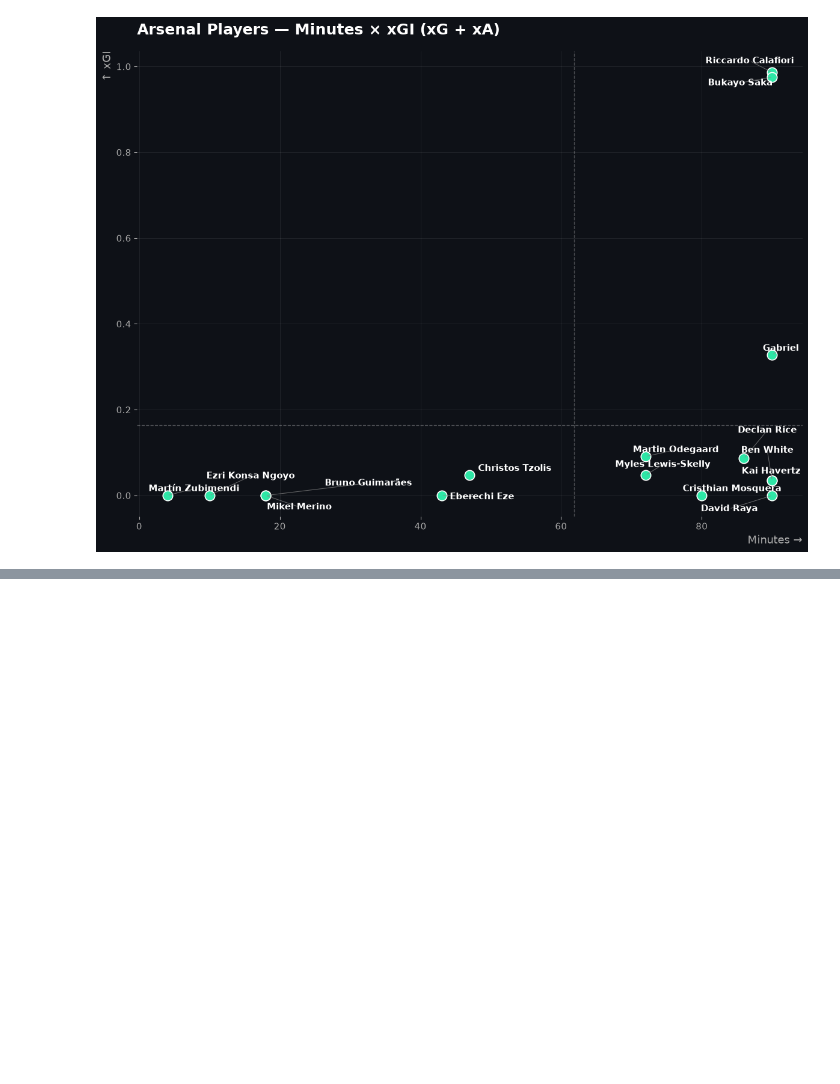
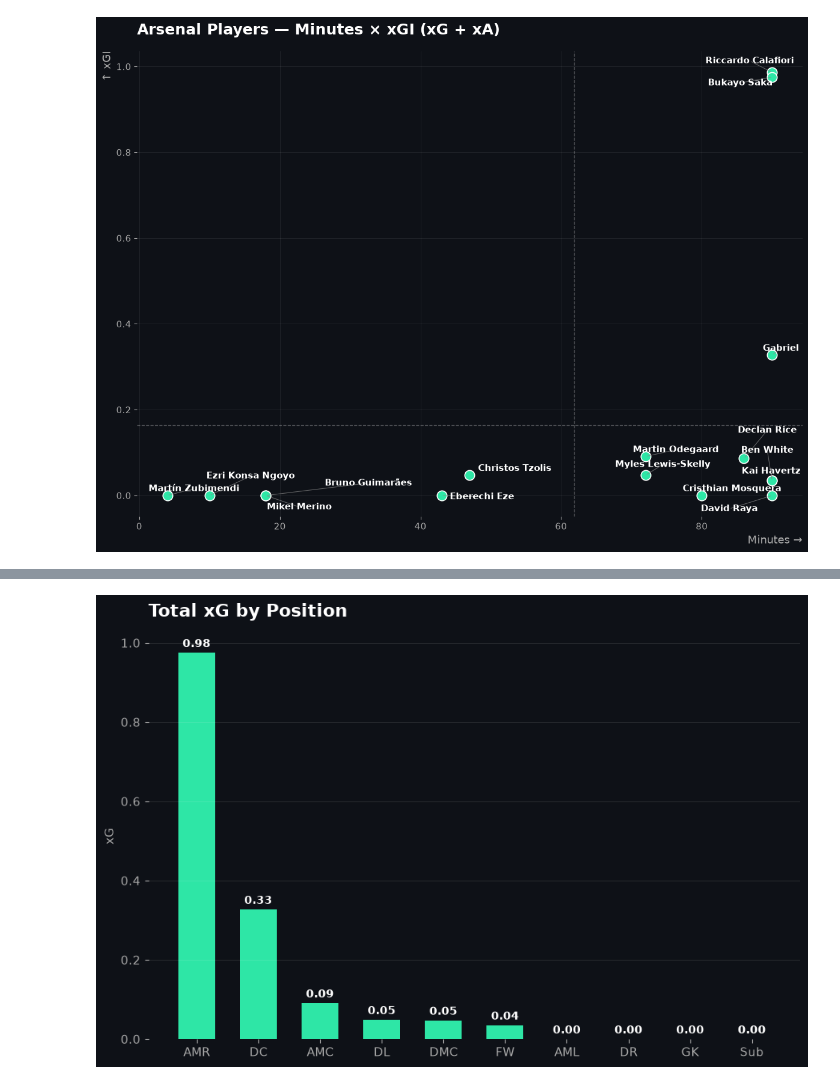
Before and after one commit to SalmaAllam8/football-data-visualization, a Jupyter notebook: Arsenal_undestats.ipynb, the cells around one changed output, grey strips where cells are left out. Cells and saved outputs as stored; diff of their text form; code cells hidden in the pictures; blank space fills up the shorter version.

```diff
--- a/Arsenal_undestats.ipynb
+++ b/Arsenal_undestats.ipynb
@@ -1250,0 +1325,34 @@ plt.show()
+# %%
+
+position_xg = arsenal.groupby("position")["xG"].sum().sort_values(ascending=False)
+
+fig, ax = plt.subplots(figsize=(9, 6), facecolor="#0e1117")
+ax.set_facecolor("#0e1117")
+
+bars = ax.bar(position_xg.index, position_xg.values, color="#2ee6a6", width=0.6)
+
+# Value labels on top of each bar
+for bar, val in zip(bars, position_xg.values):
+    ax.annotate(
+        f"{val:.2f}",
+        xy=(bar.get_x() + bar.get_width() / 2, val),
+        xytext=(0, 5),
+        textcoords="offset points",
+        ha="center",
+        color="white",
+        fontsize=10,
+        fontweight="bold"
+    )
+
+# Styling
+ax.set_title("Total xG by Position", color="white", fontsize=16, fontweight="bold", loc="left", pad=15)
+ax.set_ylabel("xG", color="#aaaaaa", fontsize=11)
+ax.tick_params(colors="#aaaaaa", labelsize=11)
+for spine in ax.spines.values():
+    spine.set_visible(False)
+ax.grid(axis="y", color="white", alpha=0.1)
+
+plt.tight_layout()
+plt.show()
+# %% [output]
+[figure, added]
```
Also changed, not shown: parts of 6 cells of this notebook.
